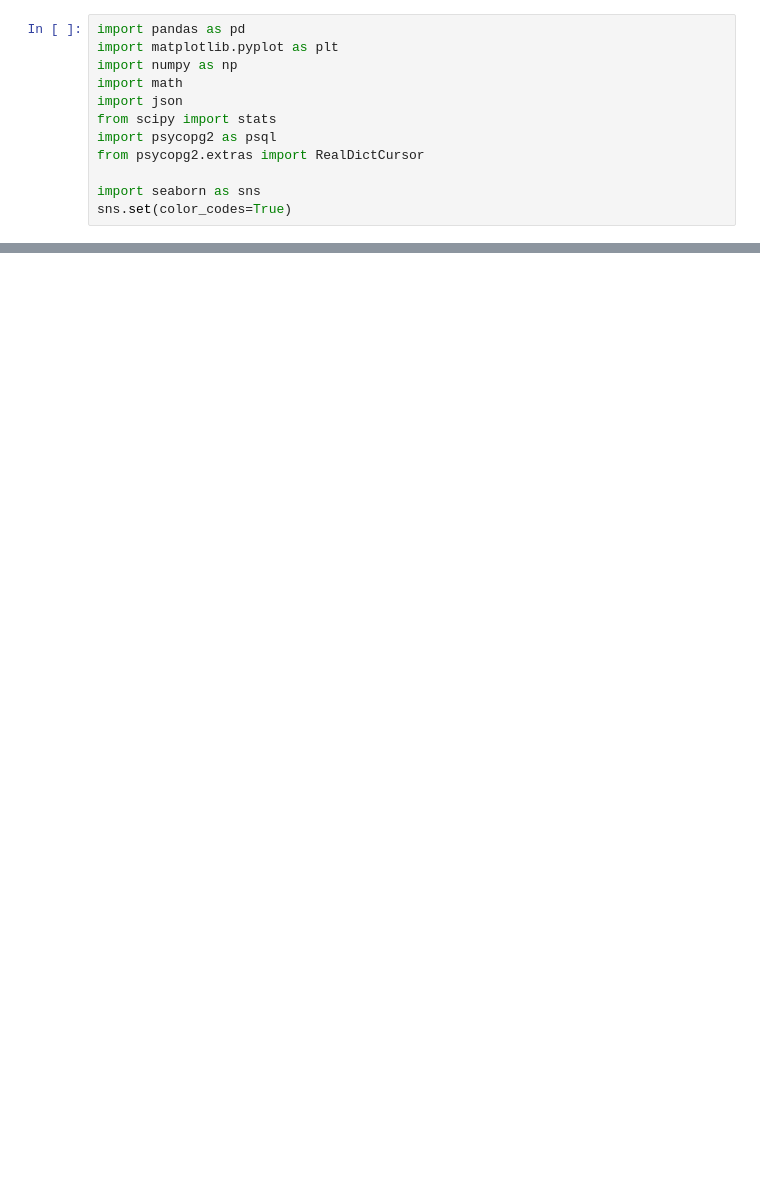
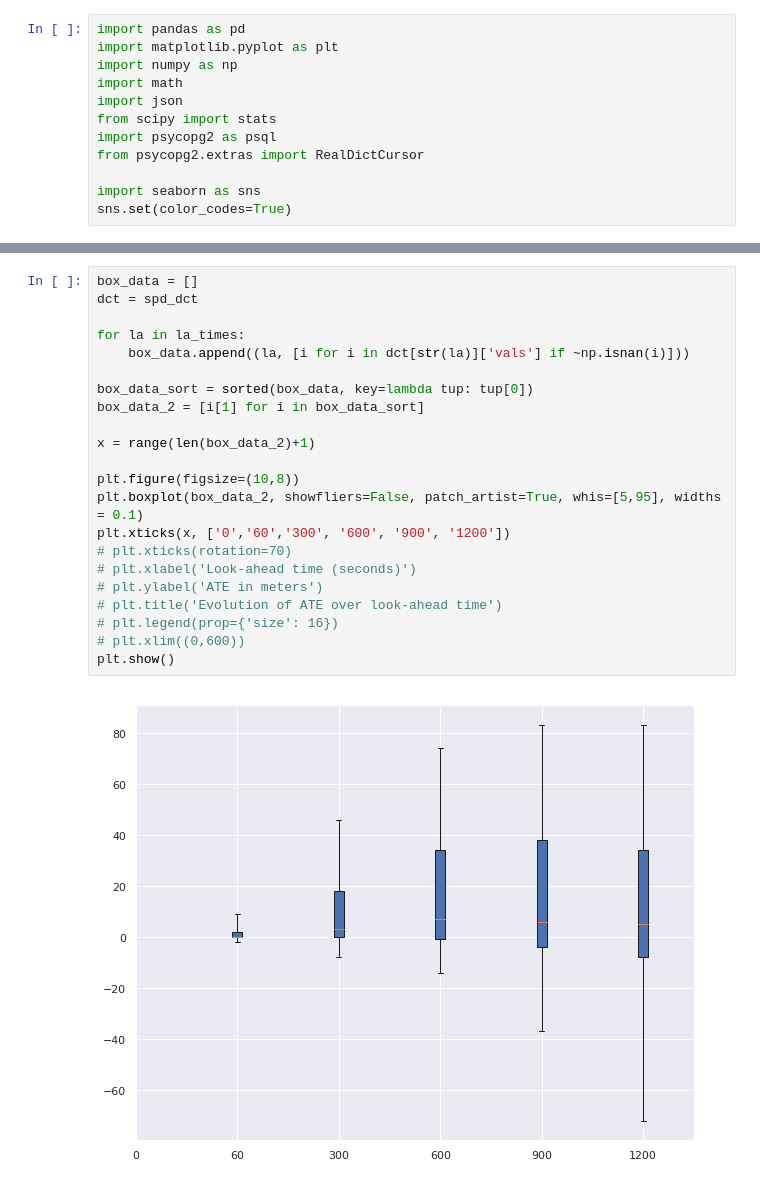
Before and after one commit to vpereboom/trajectory-prediction-toolbox, a Jupyter notebook: notebooks/Flight Stat Analysis.ipynb, the cells around one changed output, grey strips where cells are left out. Saved outputs shown, nothing was run; the diff lists cells and outputs as text; blank space fills up the shorter version.

```diff
--- a/notebooks/Flight Stat Analysis.ipynb
+++ b/notebooks/Flight Stat Analysis.ipynb
@@ -38,0 +126,24 @@ SyntaxError: unexpected EOF while parsing (<ipython-input-1-8b33357a463f>, line
+# %%
+box_data = []
+dct = spd_dct
+
+for la in la_times:
+    box_data.append((la, [i for i in dct[str(la)]['vals'] if ~np.isnan(i)]))
+
+box_data_sort = sorted(box_data, key=lambda tup: tup[0])
+box_data_2 = [i[1] for i in box_data_sort]
+
+x = range(len(box_data_2)+1)
+
+plt.figure(figsize=(10,8))
+plt.boxplot(box_data_2, showfliers=False, patch_artist=True, whis=[5,95], widths = 0.1)
+plt.xticks(x, ['0','60','300', '600', '900', '1200'])
+# plt.xticks(rotation=70)
+# plt.xlabel('Look-ahead time (seconds)')
+# plt.ylabel('ATE in meters')
+# plt.title('Evolution of ATE over look-ahead time')
+# plt.legend(prop={'size': 16})
+# plt.xlim((0,600))
+plt.show()
+# %% [output]
+[figure, added]
```
Also changed, not shown: parts of 21 cells of this notebook, 24 other files.
